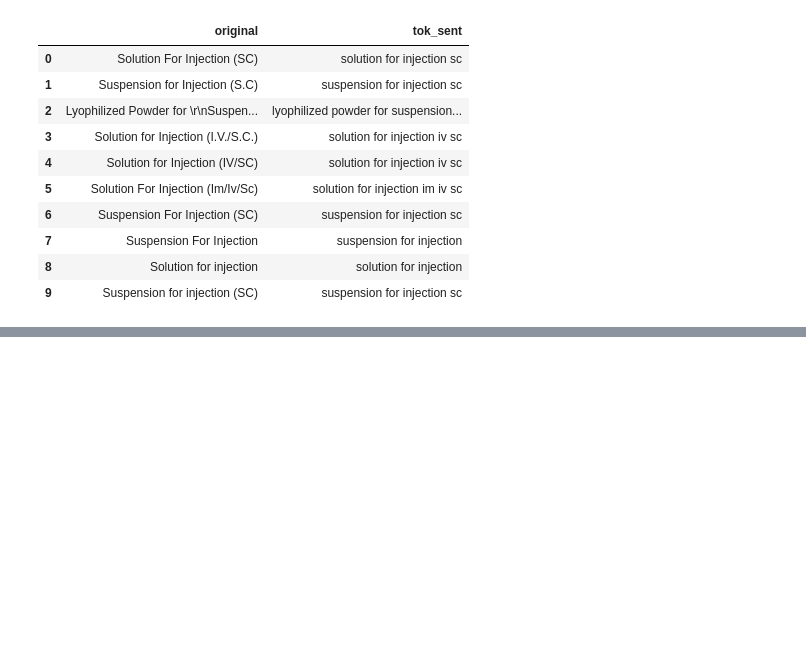
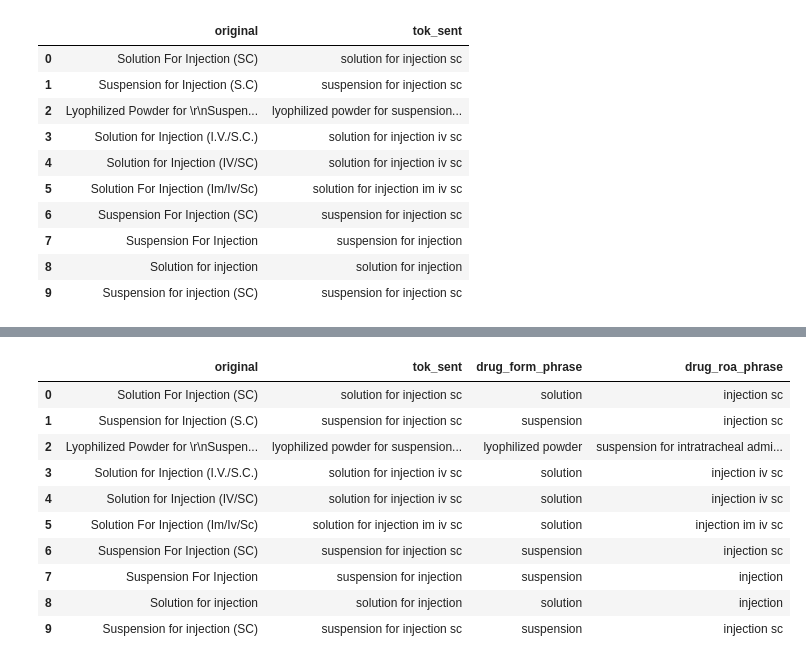
Before and after one commit to rey-g/fda-registered-drugs, a Jupyter notebook: 01a_Data Cleaning.ipynb, the cells around one changed output, grey strips where cells are left out. Cells and saved outputs as stored; diff of their text form; code cells hidden in the pictures; blank space fills up the shorter version.

```diff
--- a/01a_Data Cleaning.ipynb
+++ b/01a_Data Cleaning.ipynb
@@ -209,0 +224,38 @@ We use the following properties in general to describe the drug:
+# %%
+def get_subphrases(phrase):
+
+    # return subphrases immediate if splitting is success
+    try:
+        phr = re.split(r'\s+?\bfor\b\s+?', phrase, maxsplit=1)
+        if len(phr)==2: return phr
+    except TypeError:
+        return ['', '']
+
+    # check if subphrase is blank invalid or if all splits are blanks
+    if phr == ['']:
+        return ['', '']
+    # check if phrase starts with "for"; return this as the RoA
+    else:
+        try:
+            mat = re.search(r'(?<=for\b\s).+?$', phr[0]).group(0)
+            return ['', mat]
+        except (TypeError, AttributeError):
+            pass
+
+    # if neither, treat extracted subphrase as the other subphrase drug form
+    return [phr[0], '']
+# %%
+format_map['drug_form_phrase'], format_map['drug_roa_phrase'] = zip(*format_map['tok_sent'].apply(get_subphrases))
+format_map.head(10)
+# %% [output]
+|  | original | tok_sent | drug_form_phrase | drug_roa_phrase |
+| 0 | Solution For Injection (SC) | solution for injection sc | solution | injection sc |
+| 1 | Suspension for Injection (S.C) | suspension for injection sc | suspension | injection sc |
+| 2 | Lyophilized Powder for \r\nSuspen... | lyophilized powder for suspension... | lyophilized powder | suspension for intratracheal admi... |
+| 3 | Solution for Injection (I.V./S.C.) | solution for injection iv sc | solution | injection iv sc |
+| 4 | Solution for Injection (IV/SC) | solution for injection iv sc | solution | injection iv sc |
+| 5 | Solution For Injection (Im/Iv/Sc) | solution for injection im iv sc | solution | injection im iv sc |
+| 6 | Suspension For Injection (SC) | suspension for injection sc | suspension | injection sc |
+| 7 | Suspension For Injection | suspension for injection | suspension | injection |
+| 8 | Solution for injection | solution for injection | solution | injection |
+| 9 | Suspension for injection (SC) | suspension for injection sc | suspension | injection sc |
```
Also changed, not shown: parts of 16 cells of this notebook, 2 other files.
